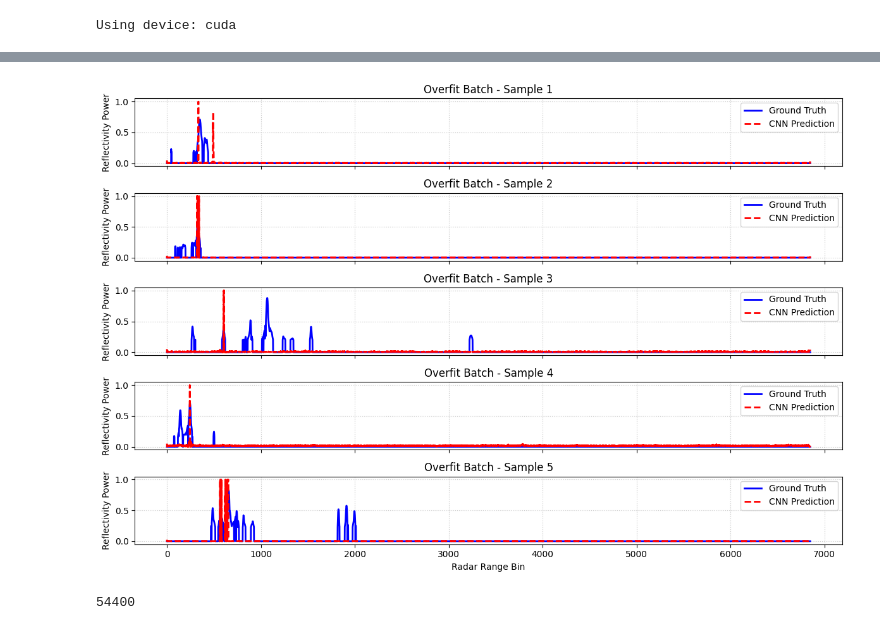
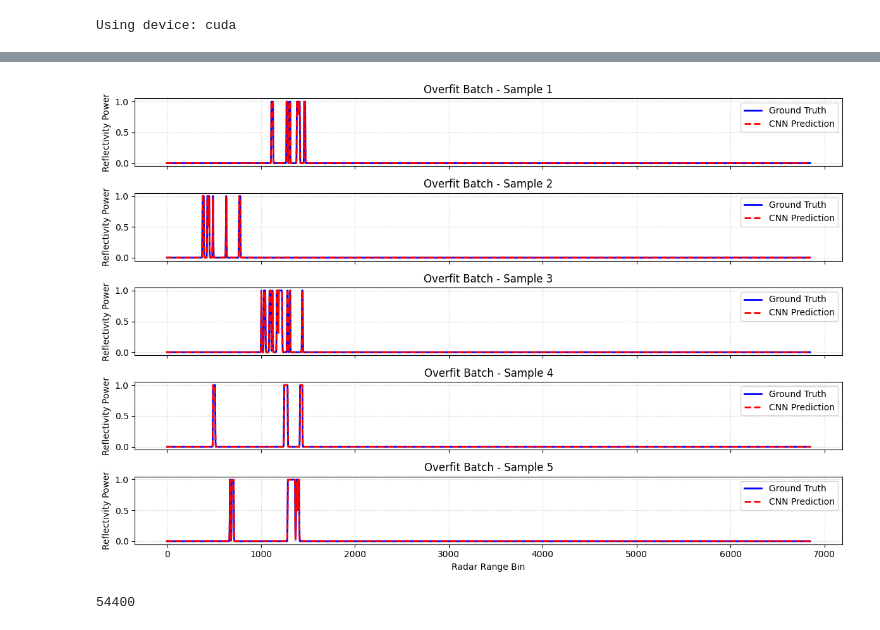
Before and after one commit to utiasASRL/boreas_vtr_wrapper, a Jupyter notebook: model_dev/notebooks/baseline_1D_decoder.ipynb, the cells around one changed output, grey strips where cells are left out. Cells and saved outputs as stored; diff of their text form; code cells hidden in the pictures.

```diff
--- a/model_dev/notebooks/baseline_1D_decoder.ipynb
+++ b/model_dev/notebooks/baseline_1D_decoder.ipynb
@@ -235,8 +225,9 @@ class CoVisibilityLoss(nn.Module):
         device = predictions.device
 
         lidar_mask = lidar_waveform > 1e-2
-        radar_mask = radar_waveform > 1e-2
-        positive_centers = lidar_mask & radar_mask
+        # radar_mask = radar_waveform > 1e-2
+        # positive_centers = lidar_mask & radar_mask
+        positive_centers = lidar_mask
 
         centers_unsqueeze = positive_centers.unsqueeze(1).float()
         pad = self.window_size // 2
@@ -265,10 +256,13 @@ class CoVisibilityLoss(nn.Module):
 
         loss_mask = roi_mask | sampled_neg_mask
 
-        # targets = torch.zeros_like(radar_waveform)
+        targets = torch.zeros(
+            (B, L),
+            dtype=torch.float32,
+            device=device
+        )
         # targets[roi_mask] = radar_waveform[roi_mask]
-        targets = torch.zeros_like(radar_waveform)
-        targets[lidar_mask] = 1
+        targets[lidar_mask] = lidar_waveform[lidar_mask]
 
         raw_loss = self.bce(predictions, targets)
         valid_loss = raw_loss[loss_mask]
@@ -301,0 +319,27 @@ def depth_to_waveform(nonzero_depths, resolution=0.04381, bins=6848):
+# %%
+import torch
+import matplotlib.pyplot as plt
+
+# Your test point
+test_depth = torch.tensor([50.0, 48.0])
+
+# Generate the waveform (assuming your function is defined above this cell)
+waveform = depth_to_waveform(test_depth)
+
+# Generate the X-axis distances (assuming default resolution)
+resolution = 0.04381
+bins = len(waveform)
+distances = torch.arange(bins) * resolution
+
+# Plotting
+plt.figure(figsize=(10, 4))
+plt.plot(distances.numpy(), waveform.cpu().numpy(), color='blue', linewidth=2)
+
+# Zoom in exactly around the 50m mark to see the shape clearly
+plt.xlim(0.0, 100.0)
+plt.title("Waveform for Depth = 50m")
+plt.xlabel("Distance (meters)")
+plt.ylabel("Intensity")
+plt.grid(True, alpha=0.3)
+plt.tight_layout()
+plt.show()
@@ -416,33 +462,35 @@ model.eval()
 # 2. Run the forward pass without tracking gradients (saves memory/time)
 with torch.no_grad():
     final_preds = torch.sigmoid(model(overfit_patches))
 
 # 3. Move the data off the GPU and convert to NumPy
 preds_np = final_preds.cpu().numpy()
 labels_np = overfit_labels.cpu().numpy()
+lidar_np = lidar_waveforms.cpu().numpy()
 
 # 4. Set up a Matplotlib figure to plot 3 different examples from the batch
 num_examples = 5
 fig, axes = plt.subplots(num_examples, 1, figsize=(12, 8), sharex=True)
 
 for i in range(num_examples):
     ax = axes[i]
 
     # Plot Ground Truth in Blue
-    ax.plot(labels_np[i], label="Ground Truth", color='blue', linewidth=2)
+    # ax.plot(labels_np[i], label="Ground Truth", color='blue', linewidth=2)
+    ax.plot(lidar_np[i], label="Ground Truth", color='blue', linewidth=2)
 
     # Plot Prediction in Red (Dashed so you can see the blue underneath)
     ax.plot(preds_np[i], label="CNN Prediction", color='red', linestyle='--', linewidth=2)
 
     ax.set_title(f"Overfit Batch - Sample {i+1}")
     ax.set_ylabel("Reflectivity Power")
     ax.grid(True, linestyle=':', alpha=0.7)
     ax.legend()
 
 # Format the bottom X-axis
 axes[-1].set_xlabel("Radar Range Bin")
 plt.tight_layout()
 plt.show()
 # %% [output]
-[figure, old version]
+[figure, new version]
 # %%
```
Also changed, not shown: parts of 9 cells of this notebook.
